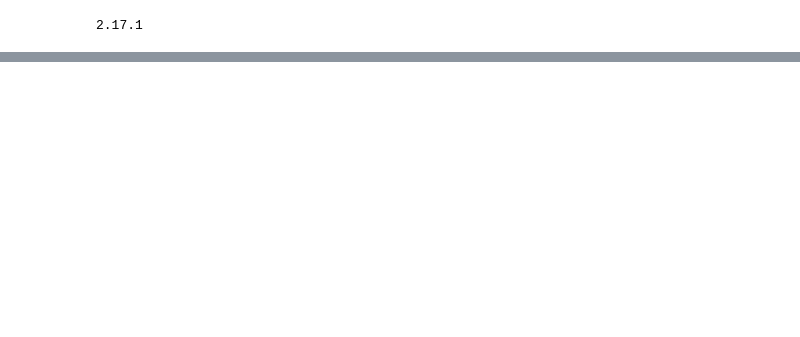
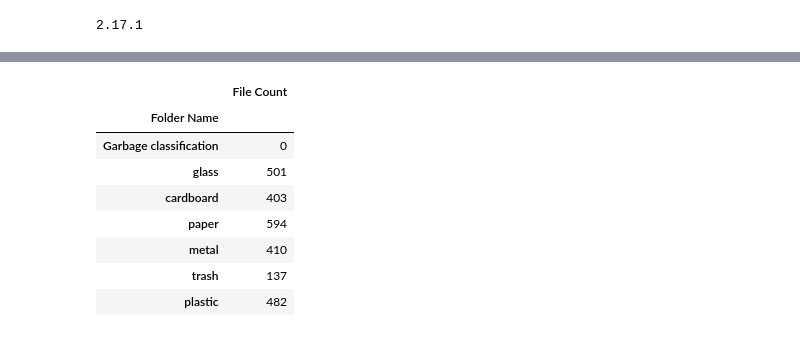
Before and after one commit to PatandyaW/MlBangkit, a Jupyter notebook: MLBANGKIT.ipynb, the cells around one changed output, grey strips where cells are left out. Saved outputs shown, nothing was run; the diff lists cells and outputs as text; code cells hidden in the pictures; blank space fills up the shorter version.

```diff
--- a/MLBANGKIT.ipynb
+++ b/MLBANGKIT.ipynb
@@ -57,3 +61,30 @@ The categories of garbage in the first dataset:
+# %%
+main_folder_path = Path(data_path)
+
+all_folders = [d for d in main_folder_path.glob('**/') if d.is_dir()]
+
+# Count number of files in each class
+data = []
+for folder in all_folders:
+    folder_name = folder.name
+    file_count = len(list(folder.glob('*.*')))
+    if folder_name != data_path:
+        data.append({'Folder Name': folder_name, 'File Count': file_count})
+
+count = pd.DataFrame(data)
+
+count = count.set_index('Folder Name')
+count
+# %% [output]
+|  | File Count |
+| Folder Name |  |
+| Garbage classification | 0 |
+| glass | 501 |
+| cardboard | 403 |
+| paper | 594 |
+| metal | 410 |
+| trash | 137 |
+| plastic | 482 |
 # %%
 def plot_images(item_dir):
     all_item_dirs = os.listdir(item_dir)
```
Also changed, not shown: parts of 9 cells of this notebook.
